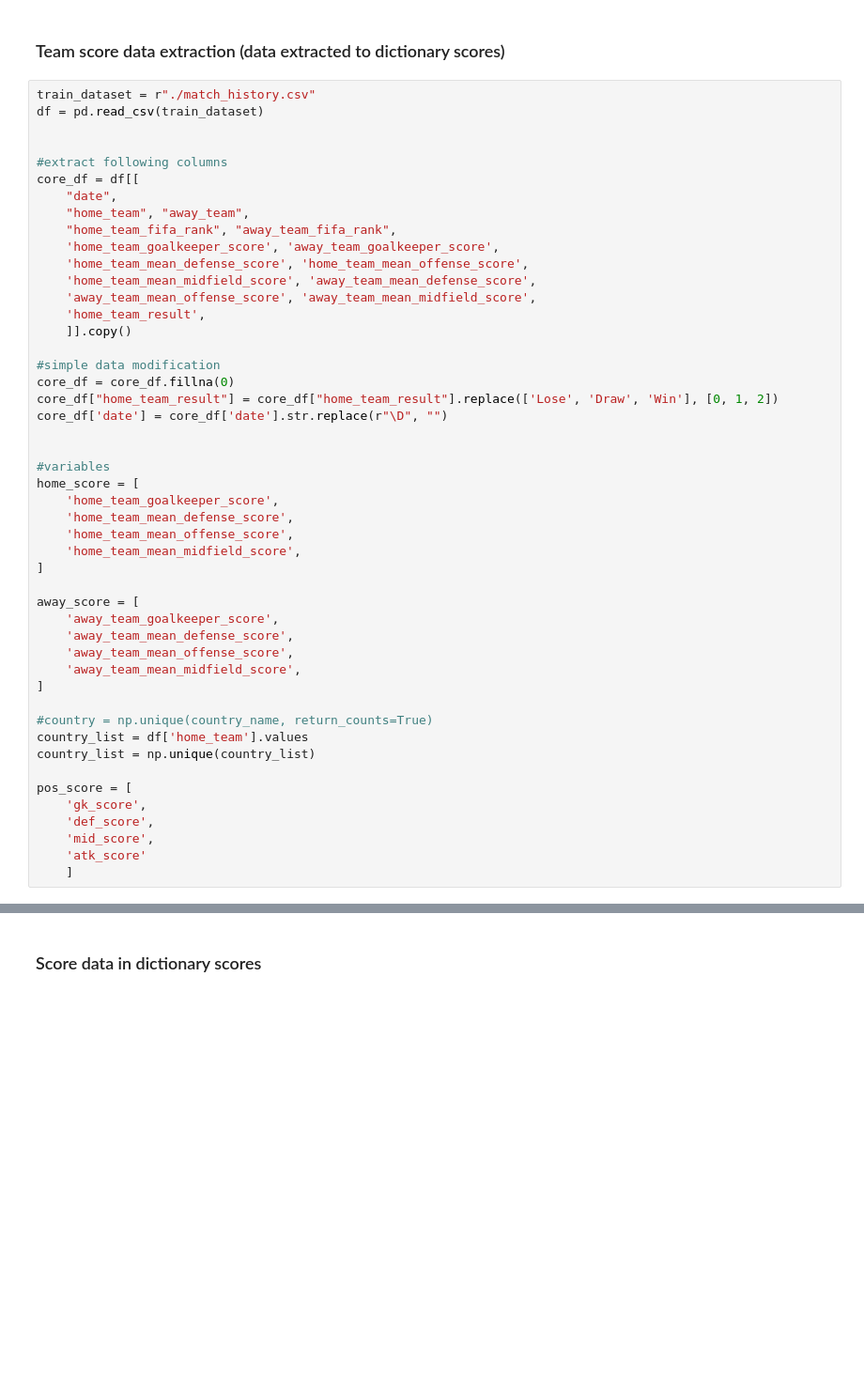
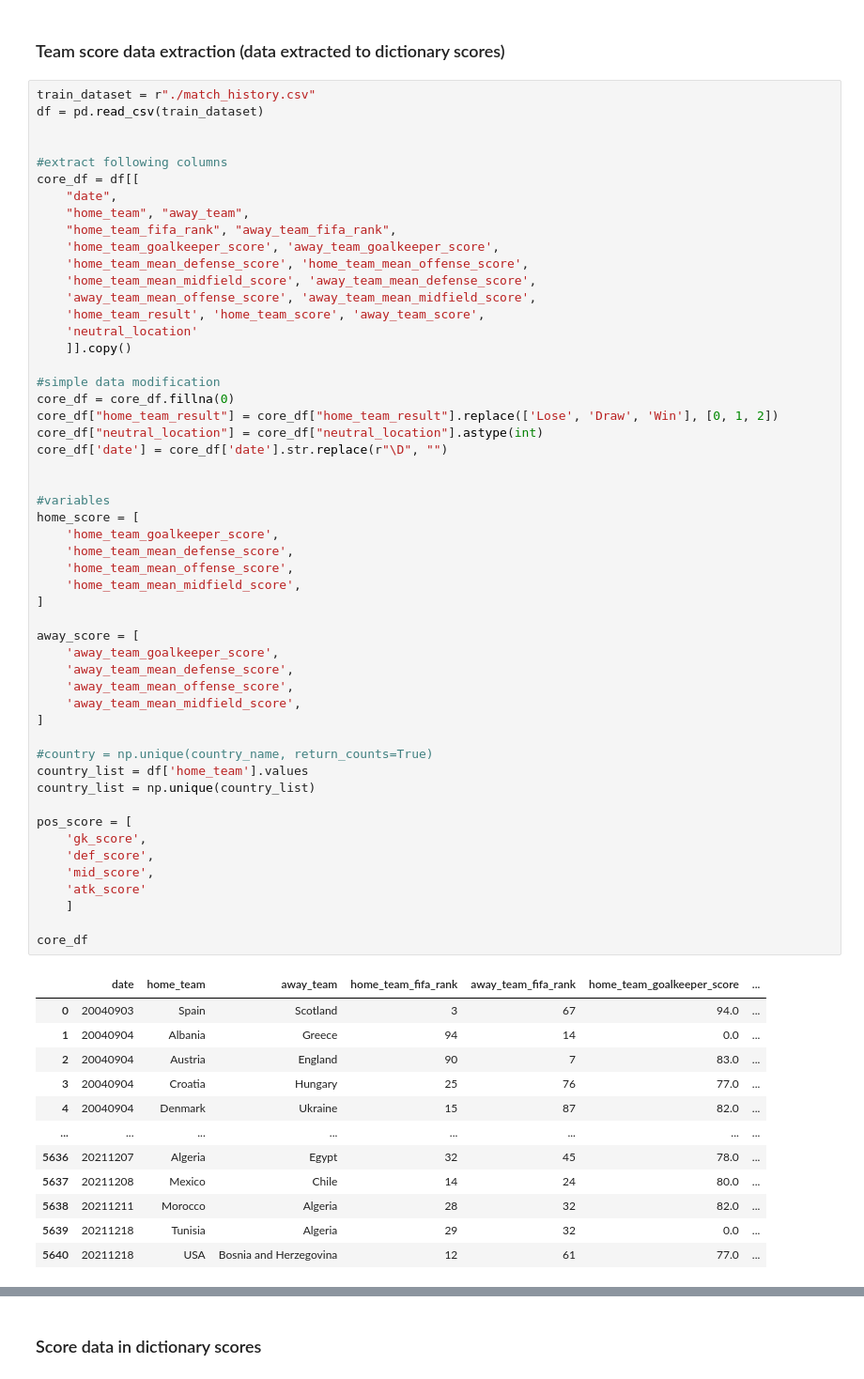
Before and after one commit to james-parky/data-mining-group-coursework, a Jupyter notebook: dataset/predict_missing_data-gaussian.ipynb, the cells around one changed output, grey strips where cells are left out. Shown: that part at 94% size. Cells and saved outputs as stored; diff of their text form; blank space fills up the shorter version.

```diff
--- a/dataset/predict_missing_data-gaussian.ipynb
+++ b/dataset/predict_missing_data-gaussian.ipynb
@@ -39,37 +39,54 @@ core_df = df[[
     'home_team_mean_defense_score', 'home_team_mean_offense_score',
     'home_team_mean_midfield_score', 'away_team_mean_defense_score',
     'away_team_mean_offense_score', 'away_team_mean_midfield_score',
-    'home_team_result',
+    'home_team_result', 'home_team_score', 'away_team_score',
+    'neutral_location'
     ]].copy()
 
 #simple data modification
 core_df = core_df.fillna(0)
 core_df["home_team_result"] = core_df["home_team_result"].replace(['Lose', 'Draw', 'Win'], [0, 1, 2])
+core_df["neutral_location"] = core_df["neutral_location"].astype(int)
 core_df['date'] = core_df['date'].str.replace(r"\D", "")
 
 
 #variables
 home_score = [
     'home_team_goalkeeper_score',
     'home_team_mean_defense_score',
     'home_team_mean_offense_score',
     'home_team_mean_midfield_score',
 ]
 
 away_score = [
     'away_team_goalkeeper_score',
     'away_team_mean_defense_score',
     'away_team_mean_offense_score',
     'away_team_mean_midfield_score',
 ]
 
 #country = np.unique(country_name, return_counts=True)
 country_list = df['home_team'].values
 country_list = np.unique(country_list)
 
 pos_score = [
     'gk_score',
     'def_score',
     'mid_score',
     'atk_score'
     ]
+
+core_df
+# %% [output]
+|  | date | home_team | away_team | home_team_fifa_rank | away_team_fifa_rank | home_team_goalkeeper_score | ... |
+| 0 | 20040903 | Spain | Scotland | 3 | 67 | 94.0 | ... |
+| 1 | 20040904 | Albania | Greece | 94 | 14 | 0.0 | ... |
+| 2 | 20040904 | Austria | England | 90 | 7 | 83.0 | ... |
+| 3 | 20040904 | Croatia | Hungary | 25 | 76 | 77.0 | ... |
+| 4 | 20040904 | Denmark | Ukraine | 15 | 87 | 82.0 | ... |
+| ... | ... | ... | ... | ... | ... | ... | ... |
+| 5636 | 20211207 | Algeria | Egypt | 32 | 45 | 78.0 | ... |
+| 5637 | 20211208 | Mexico | Chile | 14 | 24 | 80.0 | ... |
+| 5638 | 20211211 | Morocco | Algeria | 28 | 32 | 82.0 | ... |
+| 5639 | 20211218 | Tunisia | Algeria | 29 | 32 | 0.0 | ... |
+| 5640 | 20211218 | USA | Bosnia and Herzegovina | 12 | 61 | 77.0 | ... |
```
Also changed, not shown: parts of 10 cells of this notebook, 2 other files.
